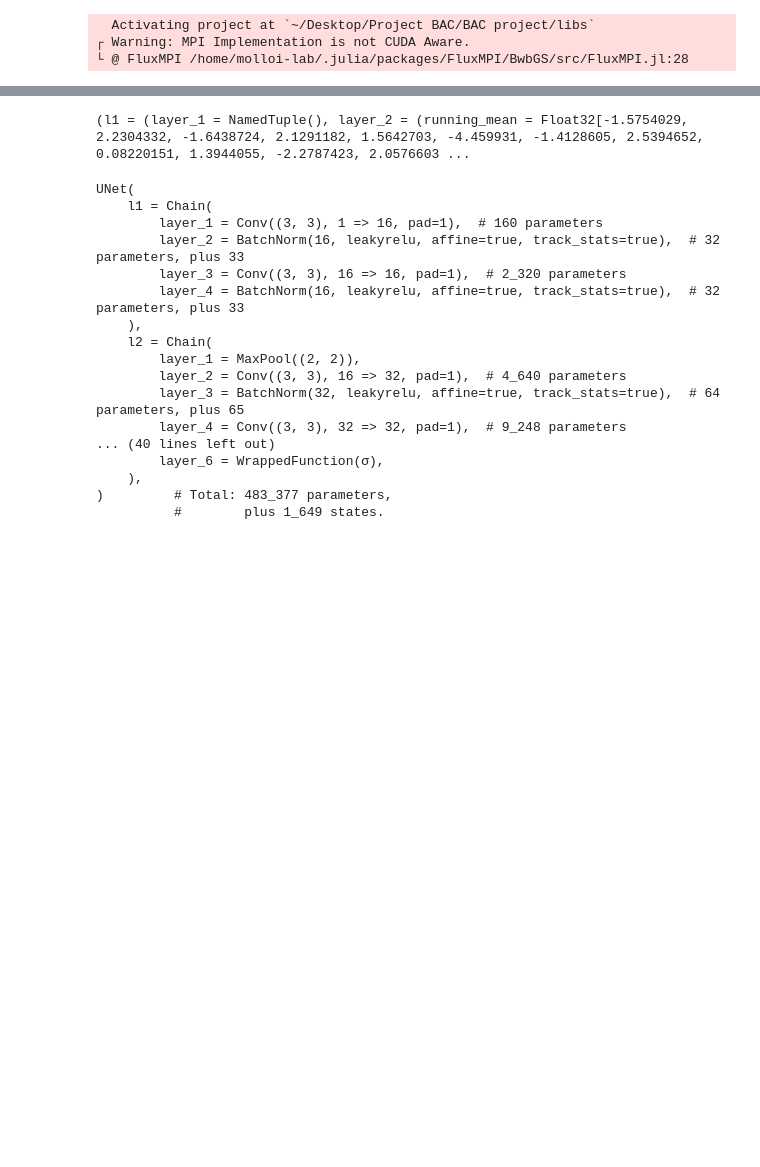
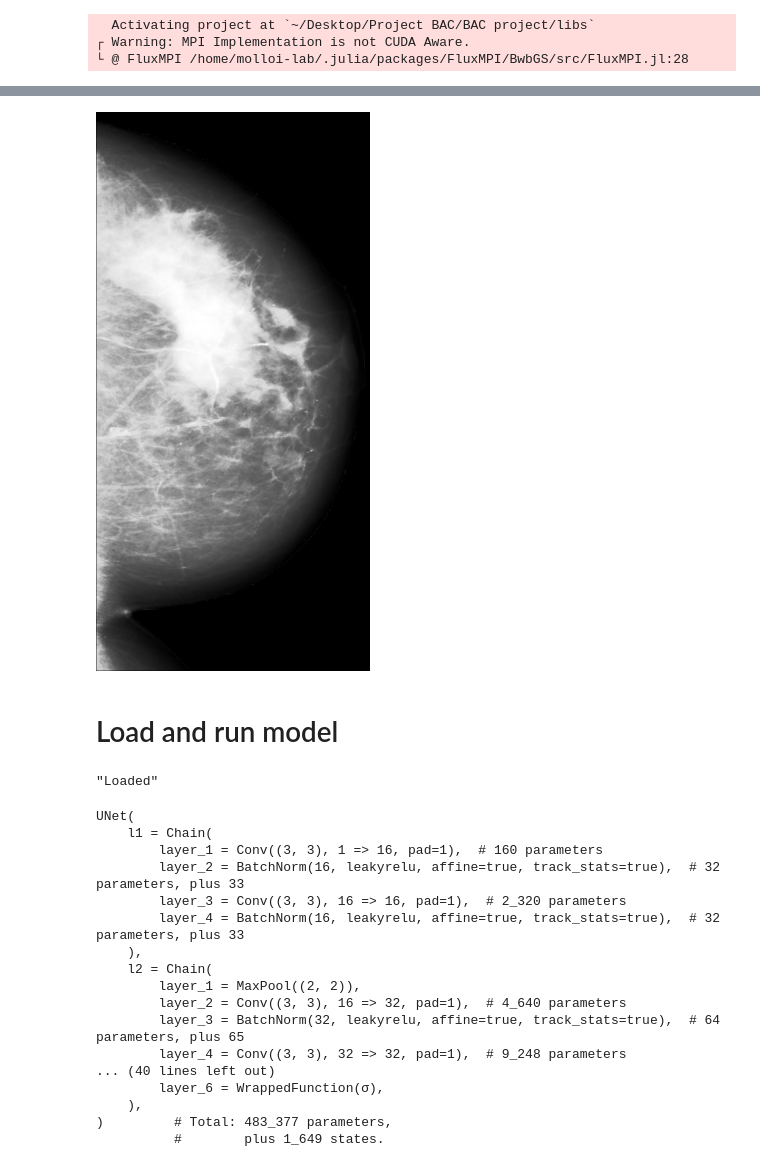
Before and after one commit to MolloiLab/BreastArterialCalcification, a Jupyter notebook: inference.ipynb, the cells around one changed output, grey strips where cells are left out. Cells and saved outputs as stored; diff of their text form; code cells hidden in the pictures; blank space fills up the shorter version.

```diff
--- a/inference.ipynb
+++ b/inference.ipynb
@@ -89,45 +308,44 @@ input_img = "/media/molloi-lab/2TB1/Clean_Dataset_full/SID-100510/L_CC.3328_2560
 # %%
-# # Prepare the image
-# ground_truth_mask = Float32.(Images.load(ground_truth_mask_path))
-# breast_mask = Float32.(Images.load(breast_mask_path))
-# dcm_data = dcm_parse(dcm_path)
-# is_reversed = uppercase(dcm_data[(0x2050, 0x0020)]) == "INVERSE"
-# pixel_size = dcm_data[(0x0018, 0x1164)]
-# img = Float32.(dcm_data[(0x7fe0, 0x0010)])
-# original_size = size(img)
-# # resize image based on pixel length
-# img, breast_mask, ground_truth_mask, new_size = resize_dicom_image(img, breast_mask, ground_truth_mask, pixel_size)
-# # normalize image and correct color
-# img = normalize_img(img; mask = breast_mask, invert = is_reversed)
-# # crop to breast only
-# img_cropped, ground_truth_mask_cropped, coords = crop_to_bounding_box(breast_mask, img, ground_truth_mask)
-# # save resize info to local
-# @save joinpath(curr_dir, f_name*"_resize_info.jld2") original_size new_size coords
-# # check size
-# x, y = size(img_cropped)
-# # if y % 32 != 0
-# #     x_org, y_org = size(img)
-# #     println(i, "\t", ct+1)
-# #     println("($x_org, $y_org)")
-# #     println("($x, $y)\n")
-# # end
-# @assert x % 32 == 0
-# @assert y % 32 == 0
+# Prepare the image
+breast_mask = Float32.(breast_mask)
+is_reversed = uppercase(dcm_data[(0x2050, 0x0020)]) == "INVERSE"
+pixel_size = dcm_data[(0x0018, 0x1164)]
+img = Float32.(dcm_data[(0x7fe0, 0x0010)])
+original_size = size(img)
+# resize image based on pixel length
+img, breast_mask, new_size = resize_dicom_image(img, breast_mask, pixel_size)
+# normalize image and correct color
+img = normalize_img(img; mask = breast_mask, invert = is_reversed)
+# crop to breast only
+img_cropped, breast_mask_cropped, coords = crop_to_bounding_box(breast_mask, img)
+# check size
+x, y = size(img_cropped)
+# if y % 32 != 0
+#     x_org, y_org = size(img)
+#     println(i, "\t", ct+1)
+#     println("($x_org, $y_org)")
+#     println("($x, $y)\n")
+# end
+@assert x % 32 == 0
+@assert y % 32 == 0
 
-# #save
-# @save joinpath(out_dir, f_name*".jld2") img_cropped
-# Images.save(joinpath(out_dir, f_name*".png"), Gray.(round.(ground_truth_mask_cropped)))
+Gray.(histogram_equalization(img_cropped; mask=breast_mask_cropped))
+# %% [output]
+[figure, added]
+# %% [markdown]
+# Load and run model
 # %%
 # load the trained model
 model_path = "/home/molloi-lab/Desktop/wenbo2_flashdrive_backup/saved_train_info_334.jld2"
 @load model_path ps_save st_save
-ps_save = ps_save |> dev
-st_save = st_save |> dev
+ps = ps_save |> dev
+st = st_save |> dev
 
 # ps = FluxMPI.synchronize!(ps; root_rank = 0)
 # st = FluxMPI.synchronize!(st; root_rank = 0)
+"Loaded"
 # %% [output]
-(l1 = (layer_1 = NamedTuple(), layer_2 = (running_mean = Float32[-1.5754029, 2.2304332, -1.6438724, 2.1291182, 1.5642703, -4.459931, -1.4128605, 2.5394652, 0.08220151, 1.3944055, -2.2787423, 2.0576603 ...
+"Loaded"
 # %%
 model = UNet(1, 1, 16)
 # %% [output]
```
Also changed, not shown: parts of 7 cells of this notebook.
